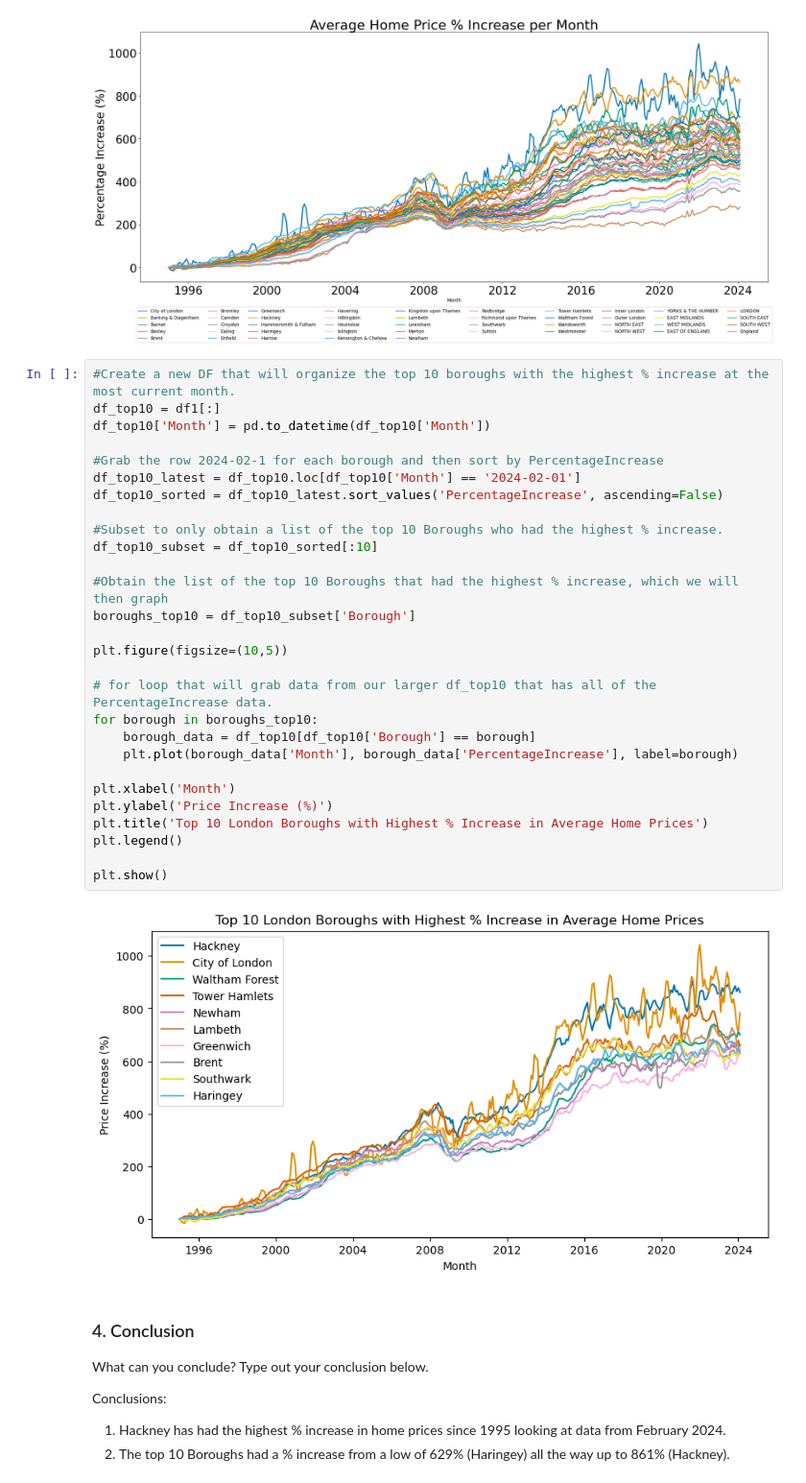
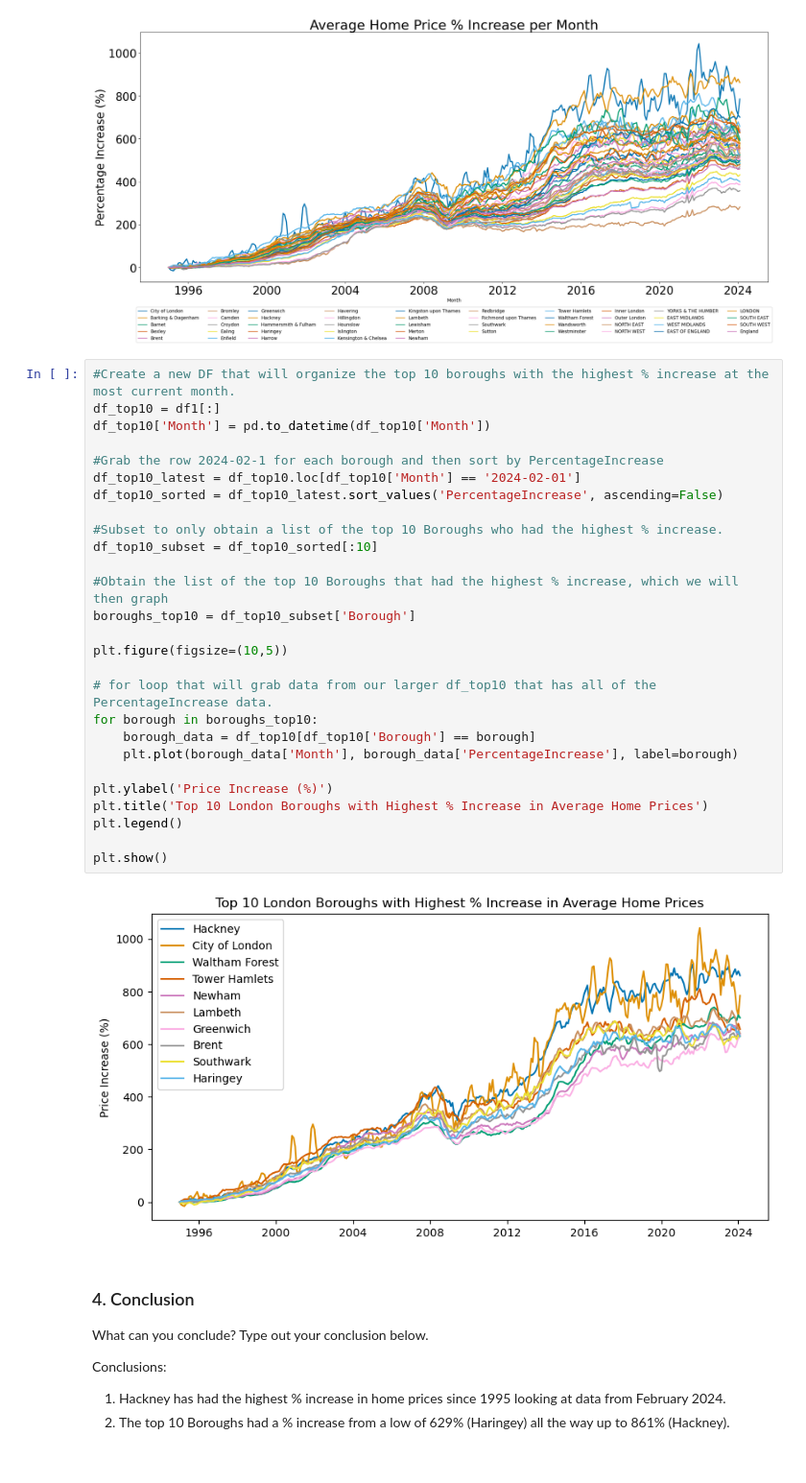
Before and after one commit to MSVWalker/Springboard, a Jupyter notebook: London_Housing/Unit_4_Challenge_Tier3.ipynb, the cells around one changed output. Shown at 96% size. Saved outputs shown, nothing was run; the diff lists cells and outputs as text.

```diff
--- a/London_Housing/Unit_4_Challenge_Tier3.ipynb
+++ b/London_Housing/Unit_4_Challenge_Tier3.ipynb
@@ -406,33 +406,32 @@ plt.show()
 # %%
 #Create a new DF that will organize the top 10 boroughs with the highest % increase at the most current month.
 df_top10 = df1[:]
 df_top10['Month'] = pd.to_datetime(df_top10['Month'])
 
 #Grab the row 2024-02-1 for each borough and then sort by PercentageIncrease
 df_top10_latest = df_top10.loc[df_top10['Month'] == '2024-02-01']
 df_top10_sorted = df_top10_latest.sort_values('PercentageIncrease', ascending=False)
 
 #Subset to only obtain a list of the top 10 Boroughs who had the highest % increase.
 df_top10_subset = df_top10_sorted[:10]
 
 #Obtain the list of the top 10 Boroughs that had the highest % increase, which we will then graph
 boroughs_top10 = df_top10_subset['Borough']
 
 plt.figure(figsize=(10,5))
 
 # for loop that will grab data from our larger df_top10 that has all of the PercentageIncrease data.
 for borough in boroughs_top10:
     borough_data = df_top10[df_top10['Borough'] == borough]
     plt.plot(borough_data['Month'], borough_data['PercentageIncrease'], label=borough)
 
-plt.xlabel('Month')
 plt.ylabel('Price Increase (%)')
 plt.title('Top 10 London Boroughs with Highest % Increase in Average Home Prices')
 plt.legend()
 
 plt.show()
 # %% [output]
-[figure, old version]
+[figure, new version]
 # %% [markdown]
 ### 4. Conclusion
 What can you conclude? Type out your conclusion below.
```
